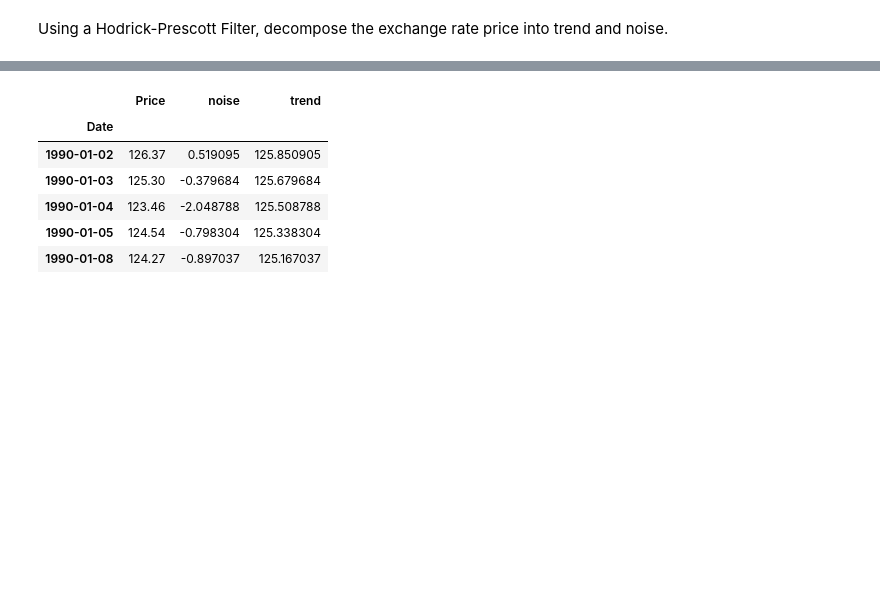
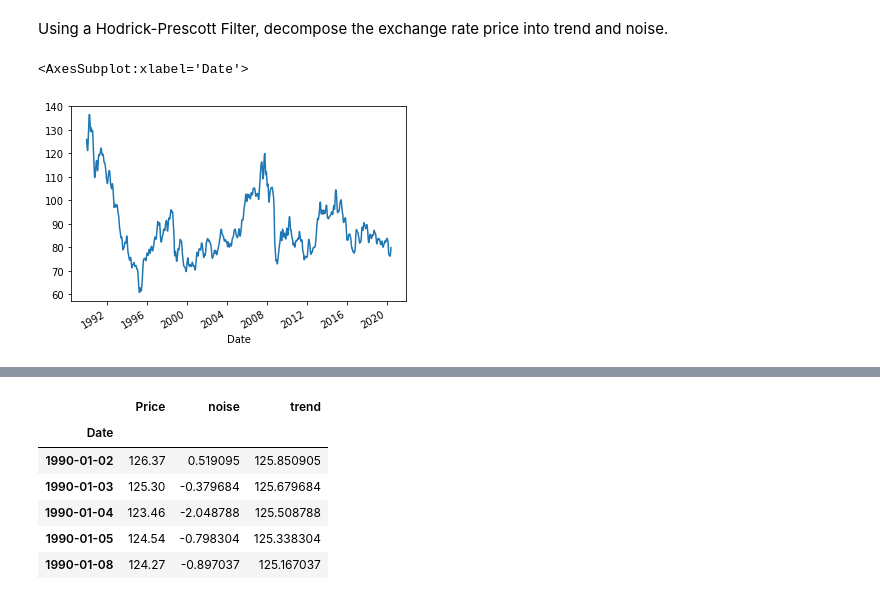
Before and after one commit to benjaminweymouth/Time-Series-analysis-using-ARIMA, a Jupyter notebook: Python Code/time_series_analysis.ipynb, the cells around one changed output, grey strips where cells are left out. Cells and saved outputs as stored; diff of their text form; code cells hidden in the pictures; blank space fills up the shorter version.

Commit message:
Hodrick-Prescott Filter analysis

```diff
--- a/Python Code/time_series_analysis.ipynb
+++ b/Python Code/time_series_analysis.ipynb
@@ -59,4 +59,10 @@ Let us review the trends in the 1990s first. There is a significant drop in the
 import statsmodels.api as sm
 
 # Apply the Hodrick-Prescott Filter by decomposing the exchange rate price into two separate series:
-# YOUR CODE HERE!
+ts_noise, ts_trend = sm.tsa.filters.hpfilter(cad_jpy_df['Price'])
+# %%
+# Plot the trend
+ts_trend.plot()
+# %% [output]
+<AxesSubplot:xlabel='Date'>
+[figure, added]
```
Also changed, not shown: parts of 9 cells of this notebook.
